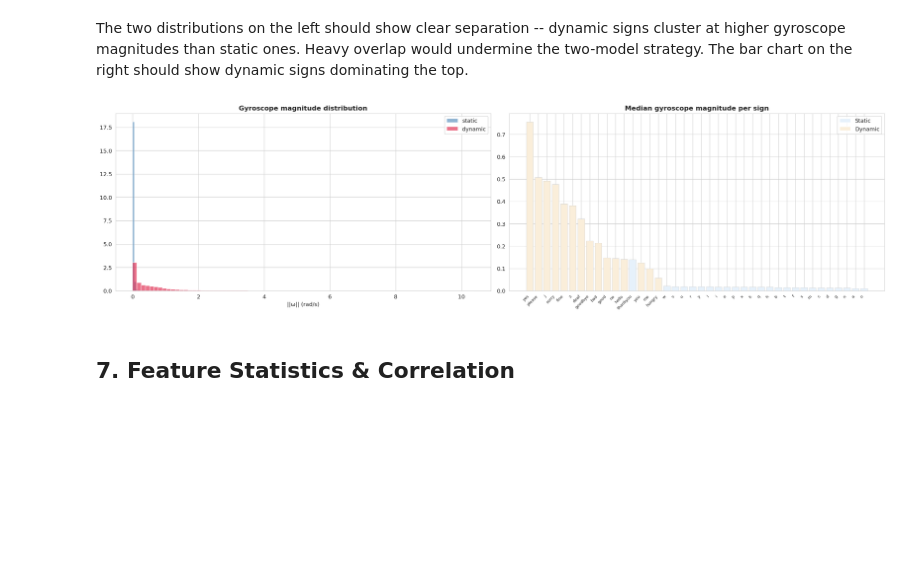
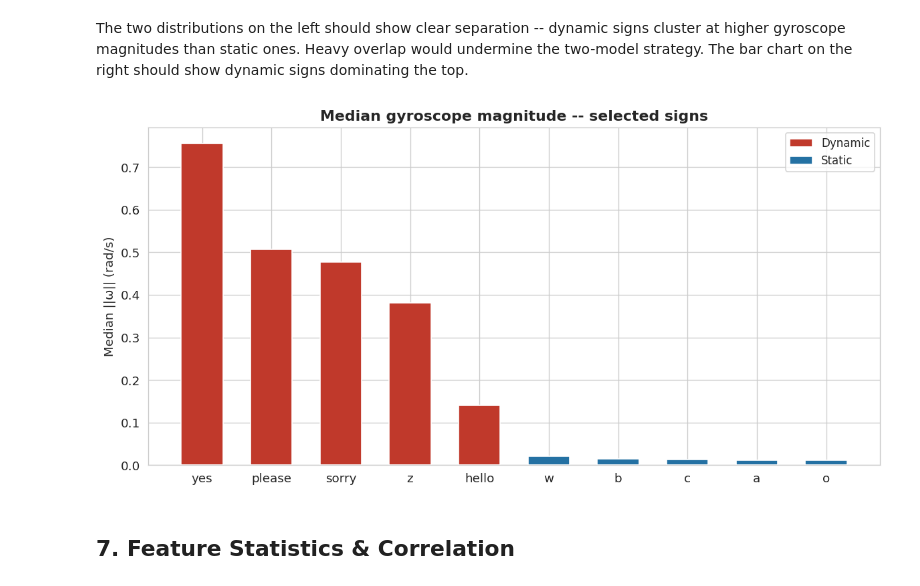
Before and after one commit to byteforcebuilds/ASL_Gloves_RV1, a Jupyter notebook: software/ml/notebooks/01_data_exploration.ipynb, the cells around one changed output. Saved outputs shown, nothing was run; the diff lists cells and outputs as text; code cells hidden in the pictures; blank space fills up the shorter version.

```diff
--- a/software/ml/notebooks/01_data_exploration.ipynb
+++ b/software/ml/notebooks/01_data_exploration.ipynb
@@ -316,26 +339,37 @@ The two distributions on the left should show clear separation -- dynamic signs
 # %%
 # compute gyroscope magnitude -- single value summarizing total rotational energy at each timestep
 df['gyro_mag'] = np.sqrt(df['GYRx']**2 + df['GYRy']**2 + df['GYRz']**2)
-fig, axes = plt.subplots(1, 2, figsize=(22, 6))
-plt.subplots_adjust(bottom=0.25)
-# left plot: overlapping distributions -- clear separation confirms gyro is a strong static/dynamic separator
-for st, color in [('static','steelblue'), ('dynamic','crimson')]:
-    axes[0].hist(df[df['sign_type']==st]['gyro_mag'], bins=80, alpha=0.6, color=color, label=st, density=True)
-axes[0].set_title('Gyroscope magnitude distribution', fontweight='bold')
-axes[0].set_xlabel('||ω|| (rad/s)')
-axes[0].legend()
-# right plot: median gyro magnitude per sign, sorted descending
-gyro_by_sign = df.groupby(['sign','sign_type'])['gyro_mag'].median().reset_index().sort_values('gyro_mag', ascending=False)
-colors2 = ['#FAEEDA' if t == 'dynamic' else '#E6F1FB' for t in gyro_by_sign['sign_type']]
-axes[1].bar(gyro_by_sign['sign'], gyro_by_sign['gyro_mag'], color=colors2, edgecolor='#ccc', lw=0.5)
-axes[1].set_title('Median gyroscope magnitude per sign', fontweight='bold')
-plt.setp(axes[1].get_xticklabels(), rotation=45, ha='right', fontsize=8)
-axes[1].legend(handles=[Patch(facecolor='#E6F1FB',label='Static'), Patch(facecolor='#FAEEDA',label='Dynamic')])
+# select representative signs for presentation -- top 5 dynamic, 5 static including edge case w
+DYNAMIC_HIGHLIGHT = ['yes', 'please', 'sorry', 'z', 'hello']
+STATIC_HIGHLIGHT  = ['w', 'a', 'b', 'c', 'o']
+HIGHLIGHT_SIGNS   = DYNAMIC_HIGHLIGHT + STATIC_HIGHLIGHT
+# compute median gyro magnitude for selected signs only
+gyro_by_sign = (
+    df[df['sign'].isin(HIGHLIGHT_SIGNS)]
+    .groupby(['sign', 'sign_type'])['gyro_mag']
+    .median()
+    .reset_index()
+    .sort_values('gyro_mag', ascending=False)
+)
+# strong red for dynamic, strong blue for static
+bar_colors = ['#C0392B' if t == 'dynamic' else '#2471A3' for t in gyro_by_sign['sign_type']]
+fig, ax = plt.subplots(figsize=(10, 5))
+ax.bar(gyro_by_sign['sign'], gyro_by_sign['gyro_mag'], color=bar_colors, edgecolor='white', width=0.6)
+ax.set_title('Median gyroscope magnitude -- selected signs', fontweight='bold')
+ax.set_ylabel('Median ||ω|| (rad/s)')
+ax.set_xlabel('')
+plt.xticks(rotation=0)
+# legend
+from matplotlib.patches import Patch
+ax.legend(handles=[
+    Patch(facecolor='#C0392B', label='Dynamic'),
+    Patch(facecolor='#2471A3', label='Static'),
+], fontsize=10)
 plt.tight_layout()
 plt.savefig('./proposal_figures/fig_gyro_distribution.png', bbox_inches='tight', dpi=150)
 plt.show()
 # %% [output]
-[figure, old version]
+[figure, new version]
 # %% [markdown]
 ## 7. Feature Statistics & Correlation
 # %% [markdown]
```
Also changed, not shown: parts of 2 cells of this notebook.
